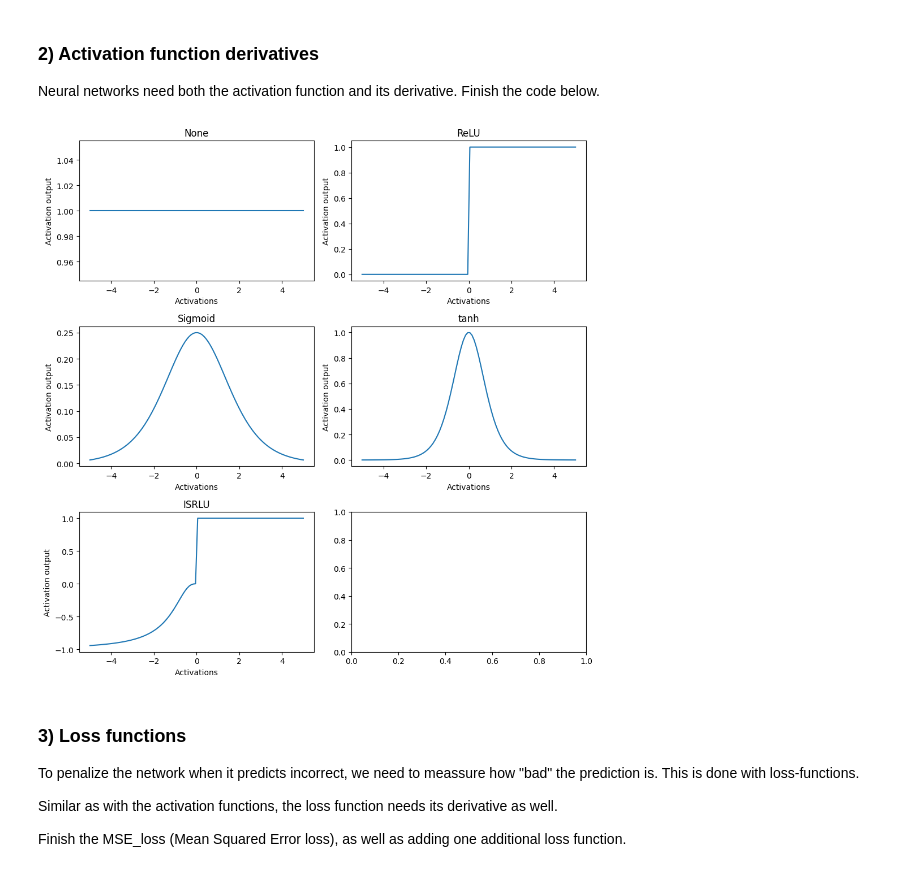
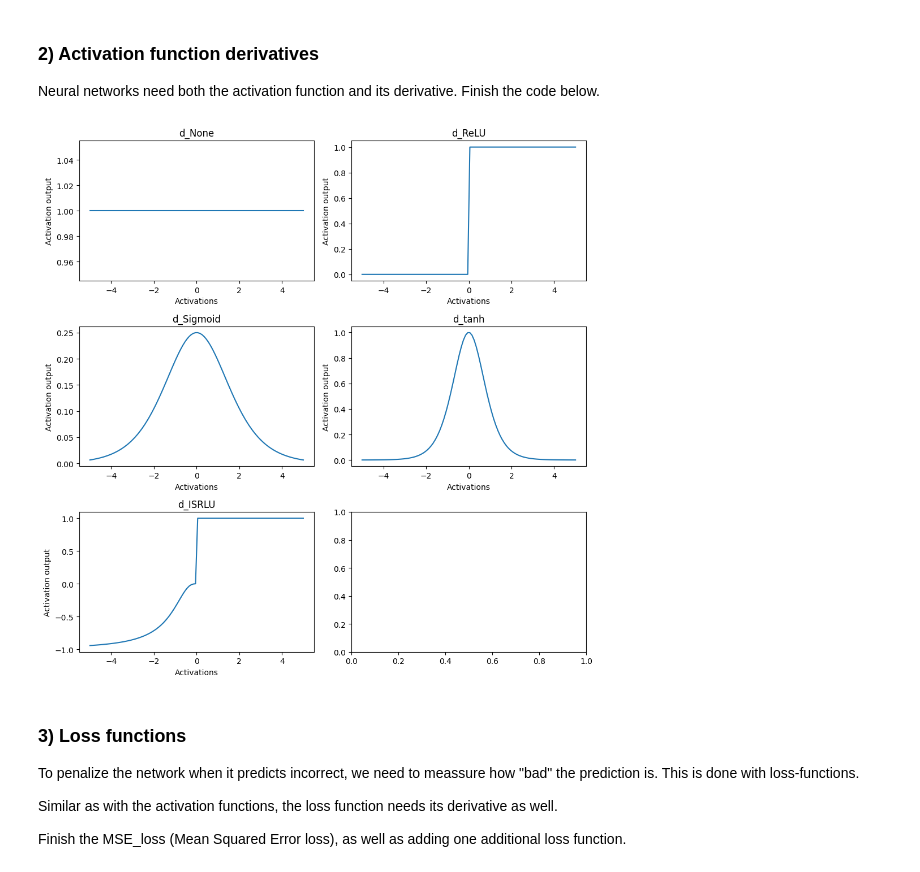
Before and after one commit to JoelScarinius/Neural_Network, a Jupyter notebook: ML-Assignment_3_Joel_Scarinius_Stavmo.ipynb, the cells around one changed output. Cells and saved outputs as stored; diff of their text form; code cells hidden in the pictures.

```diff
--- a/ML-Assignment_3_Joel_Scarinius_Stavmo.ipynb
+++ b/ML-Assignment_3_Joel_Scarinius_Stavmo.ipynb
@@ -103,47 +100,47 @@ def d_relu(activations):
 # %%
 def d_sigmoid(activations):
-    return sigmoid(activations) * (1 - (sigmoid(activations)))
+    return np.multiply(sigmoid(activations), np.subtract(1, sigmoid(activations)))
 # %%
 def d_tanh(activations):
-    return 1 - (tanh(activations))**2
+    return np.subtract(1, np.square(tanh(activations)))
 # %%
-def d_isrlu(activations, alpha=1):
-    return np.where(activations >= 0, 1, isrlu(activations)**3)
+def d_isrlu(activations):
+    return np.where(np.greater_equal(activations, 0), 1, np.float_power(isrlu(activations), 3))
 # %%
-def d_activate(activations, selected_function = "None"):
-    if selected_function == "None":
+def d_activate(activations, selected_function = "d_None"):
+    if selected_function == "d_None":
         dy = np.ones_like(activations)
-    elif selected_function == "ReLU":
+    elif selected_function == "d_ReLU":
         # TODO: Implement the "ReLU" derivative
         dy = d_relu(activations)
-    elif selected_function == "Sigmoid":
+    elif selected_function == "d_Sigmoid":
         # TODO: Implement the derivative of the activation function you chose yourself.
         dy = d_sigmoid(activations)
-    elif selected_function == "tanh":
+    elif selected_function == "d_tanh":
         # TODO: Implement the derivative of the activation function you chose yourself.
         dy = d_tanh(activations)
-    elif selected_function == "ISRLU":
+    elif selected_function == "d_ISRLU":
         # TODO: Implement the derivative of the activation function you chose yourself.
         dy = d_isrlu(activations)
     return dy
 # %%
 # TODO Test your activation function derivatives, is the returning values what you expect?
-activation_functions = ["None", "ReLU", "Sigmoid", "tanh", "ISRLU"]
+activation_functions = ["d_None", "d_ReLU", "d_Sigmoid", "d_tanh", "d_ISRLU"]
 
 figure, axes = plt.subplots(nrows=3, ncols=2, figsize=(10, 10))
 axes = axes.flatten()
 
 for i, activation_function in enumerate(activation_functions):
     y = d_activate(activations, selected_function=activation_function)
     axes[i].plot(activations, y)
     axes[i].set_title(activation_function)
     axes[i].set_xlabel("Activations")
     axes[i].set_ylabel("Activation output")
 
 plt.tight_layout()
 plt.show()
 # %% [output]
-[figure, old version]
+[figure, new version]
 # %% [markdown]
 ### 3) Loss functions
 
```
Also changed, not shown: parts of 7 cells of this notebook.
